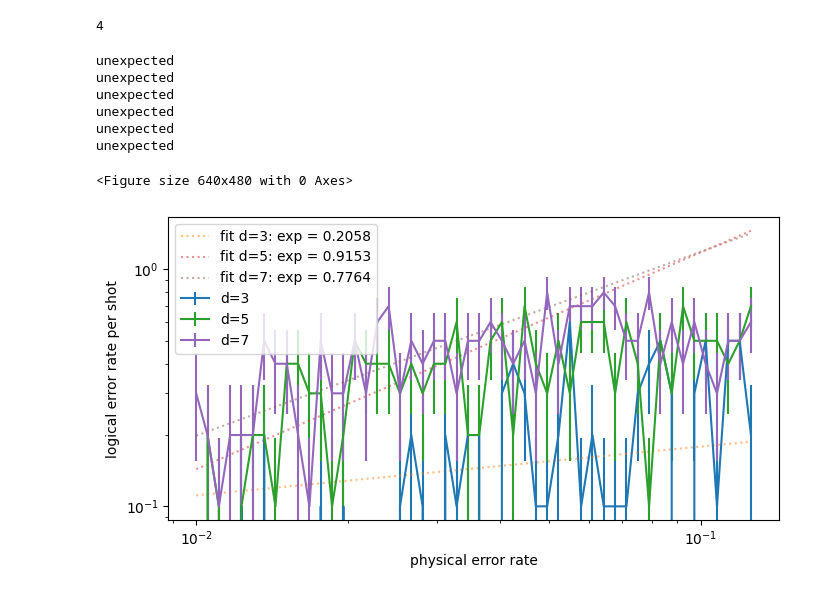
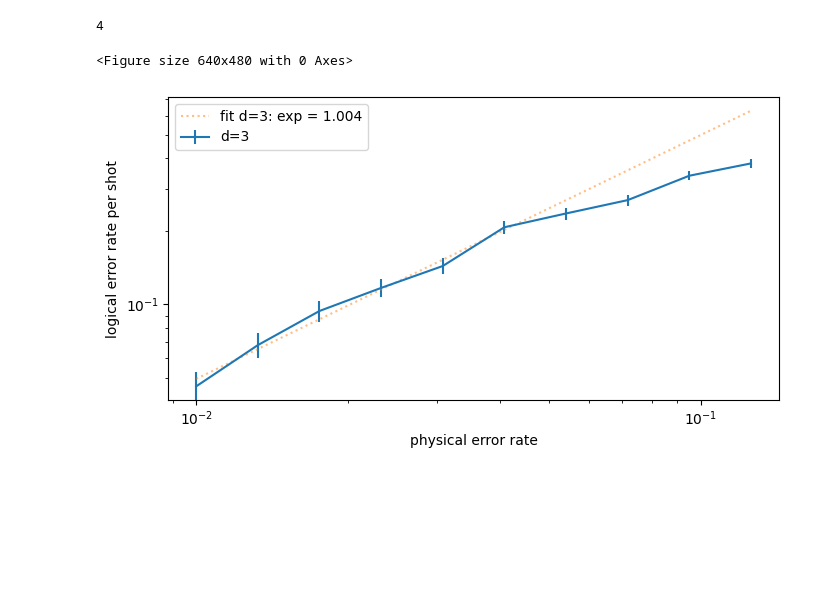
Before and after one commit to leonardlux/MasterArbeit, a Jupyter notebook: code/new_start/testing.ipynb, the cells around one changed output. Saved outputs shown, nothing was run; the diff lists cells and outputs as text; code cells hidden in the pictures; blank space fills up the shorter version.

```diff
--- a/code/new_start/testing.ipynb
+++ b/code/new_start/testing.ipynb
@@ -122,29 +122,23 @@ count_logical_errors_using_ML(
 # %% [output]
 4
 # %%
-distances = [3,5,7]
+distances = [3,]
 noise_set = np.logspace(-2,-0.9, num=10)
 num_shots = 1000
 
 steane_circuits = [generate_steane_circuit(d) for d in distances]
 
 plot_diff_noise_level(
     steane_circuits,
     construct_basic_noise_model,
     filename="basic_test_ML",
     count_log_error_fct=count_logical_errors_using_ML,
     distances= distances ,
     noise_set= noise_set,
     num_shots=num_shots,
     fit_slopes = True,
     reference_lines = False,
 )
 # %% [output]
-unexpected
-unexpected
-unexpected
-unexpected
-unexpected
-unexpected
+<Figure size 640x480 with 0 Axes>
-<Figure size 640x480 with 0 Axes>
-[figure, old version]
+[figure, new version]
```
Also changed, not shown: parts of 1 cell of this notebook, 3 other files.
